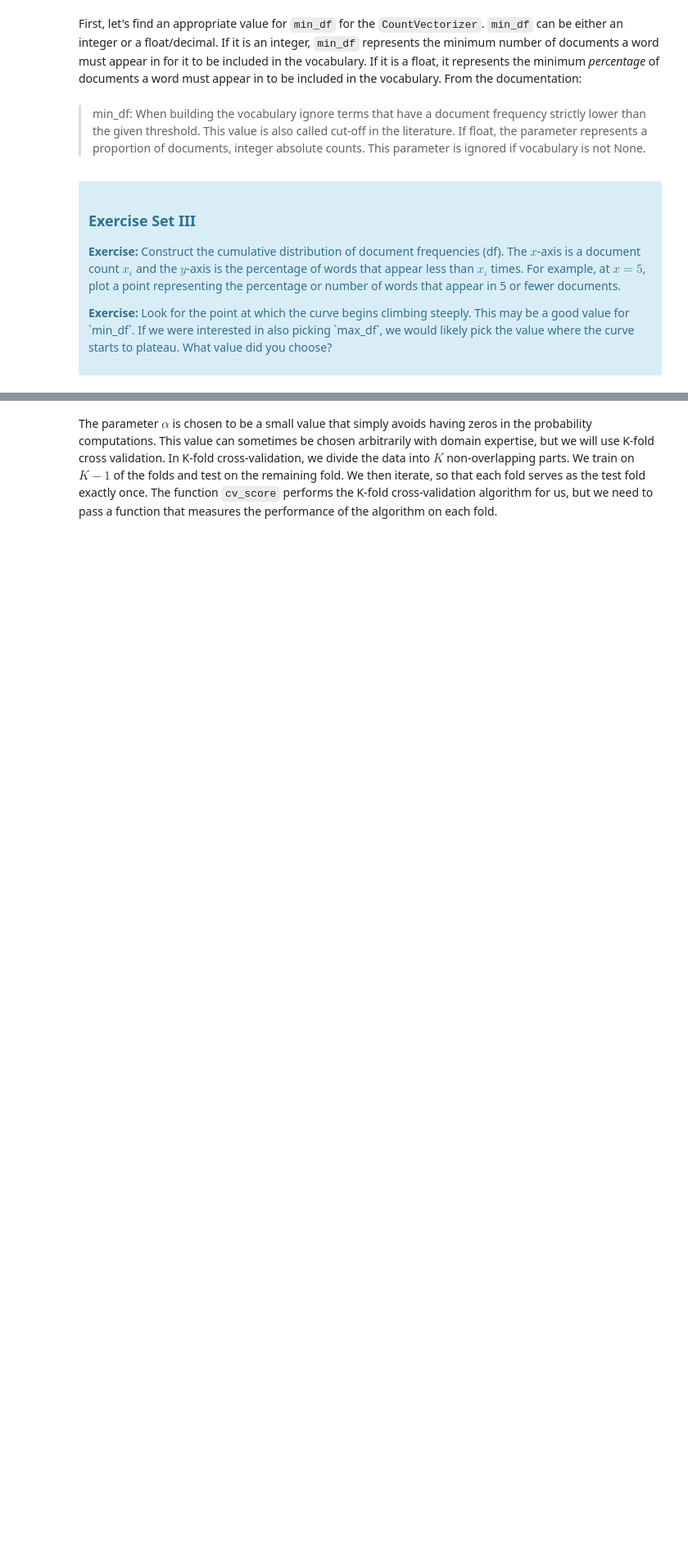
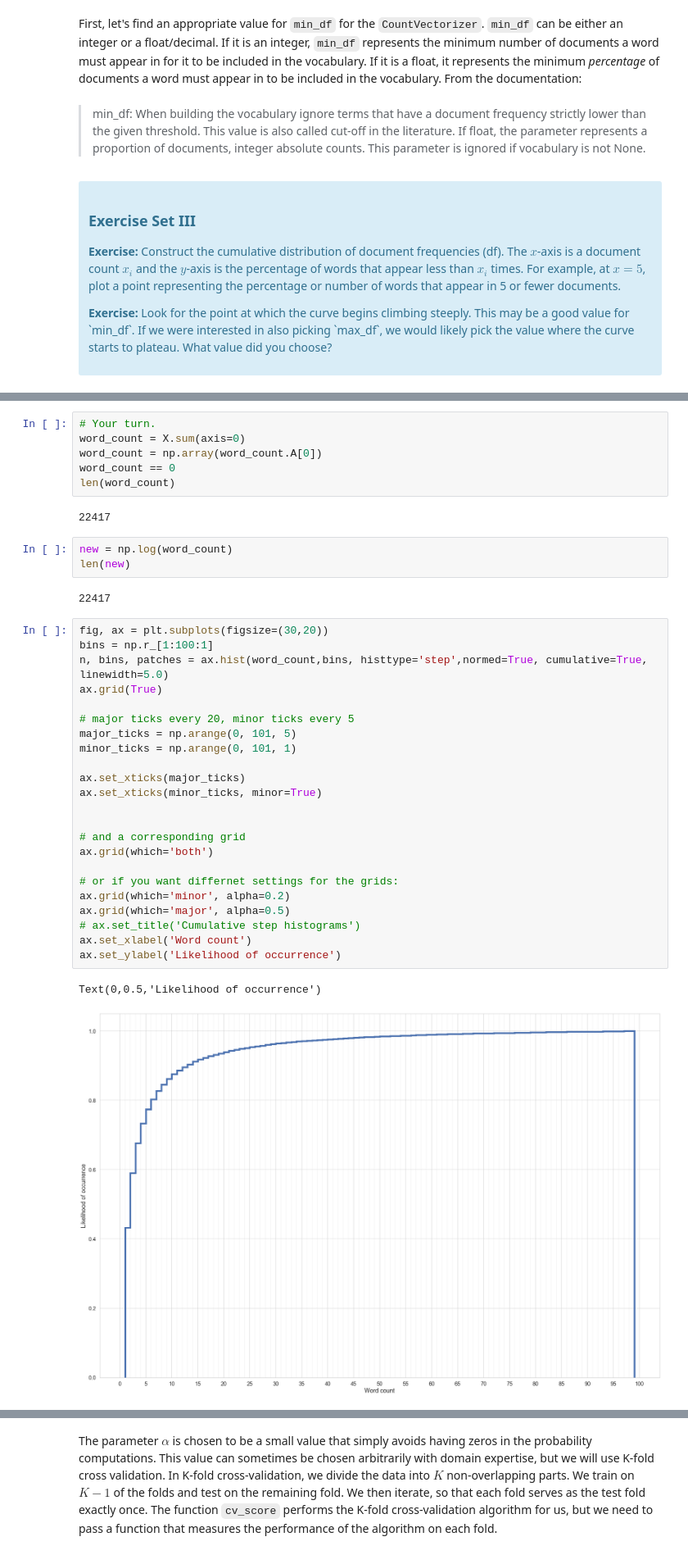
Before and after one commit to clyou/Capstone_2, a Jupyter notebook: Assignments/Mini_Project_Naive_Bayes.ipynb, the cells around one changed output, grey strips where cells are left out. Shown at 82% size. Saved outputs shown, nothing was run; the diff lists cells and outputs as text; blank space fills up the shorter version.

```diff
--- a/Assignments/Mini_Project_Naive_Bayes.ipynb
+++ b/Assignments/Mini_Project_Naive_Bayes.ipynb
@@ -415,0 +360,39 @@ df_word_f
+# %%
+# Your turn.
+word_count = X.sum(axis=0)
+word_count = np.array(word_count.A[0])
+word_count == 0
+len(word_count)
+# %% [output]
+22417
+# %%
+new = np.log(word_count)
+len(new)
+# %% [output]
+22417
+# %%
+fig, ax = plt.subplots(figsize=(30,20))
+bins = np.r_[1:100:1]
+n, bins, patches = ax.hist(word_count,bins, histtype='step',normed=True, cumulative=True, linewidth=5.0)
+ax.grid(True)
+
+# major ticks every 20, minor ticks every 5
+major_ticks = np.arange(0, 101, 5)
+minor_ticks = np.arange(0, 101, 1)
+
+ax.set_xticks(major_ticks)
+ax.set_xticks(minor_ticks, minor=True)
+
+
+# and a corresponding grid
+ax.grid(which='both')
+
+# or if you want differnet settings for the grids:
+ax.grid(which='minor', alpha=0.2)
+ax.grid(which='major', alpha=0.5)
+# ax.set_title('Cumulative step histograms')
+ax.set_xlabel('Word count')
+ax.set_ylabel('Likelihood of occurrence')
+# %% [output]
+Text(0,0.5,'Likelihood of occurrence')
+[figure, added]
```
Also changed, not shown: parts of 19 cells of this notebook.
